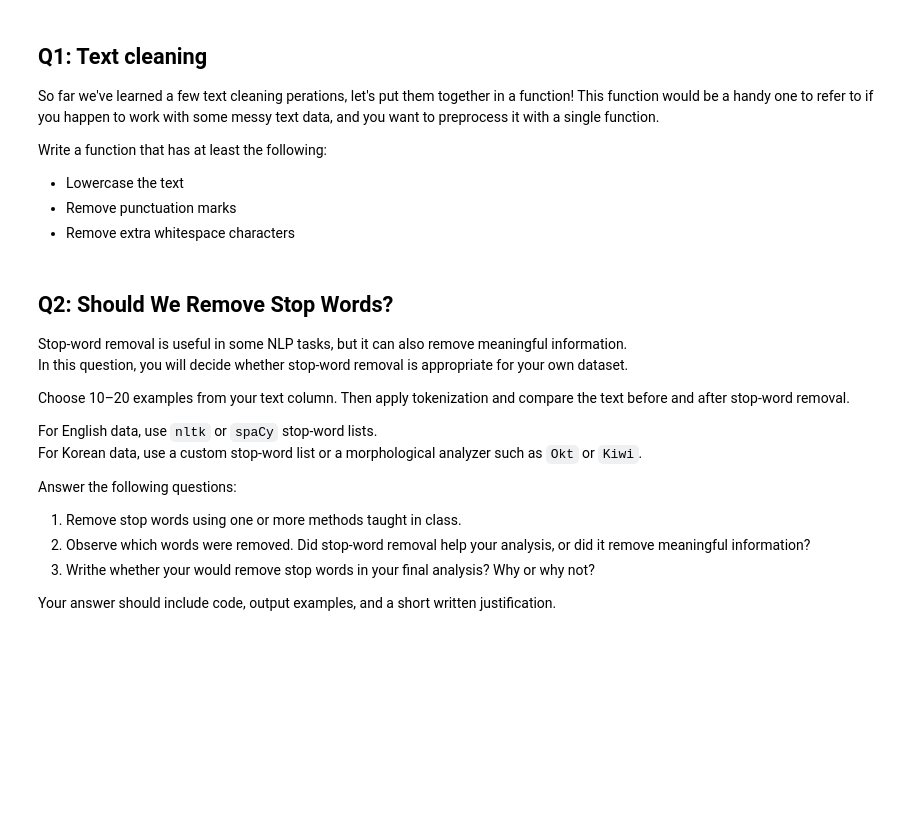
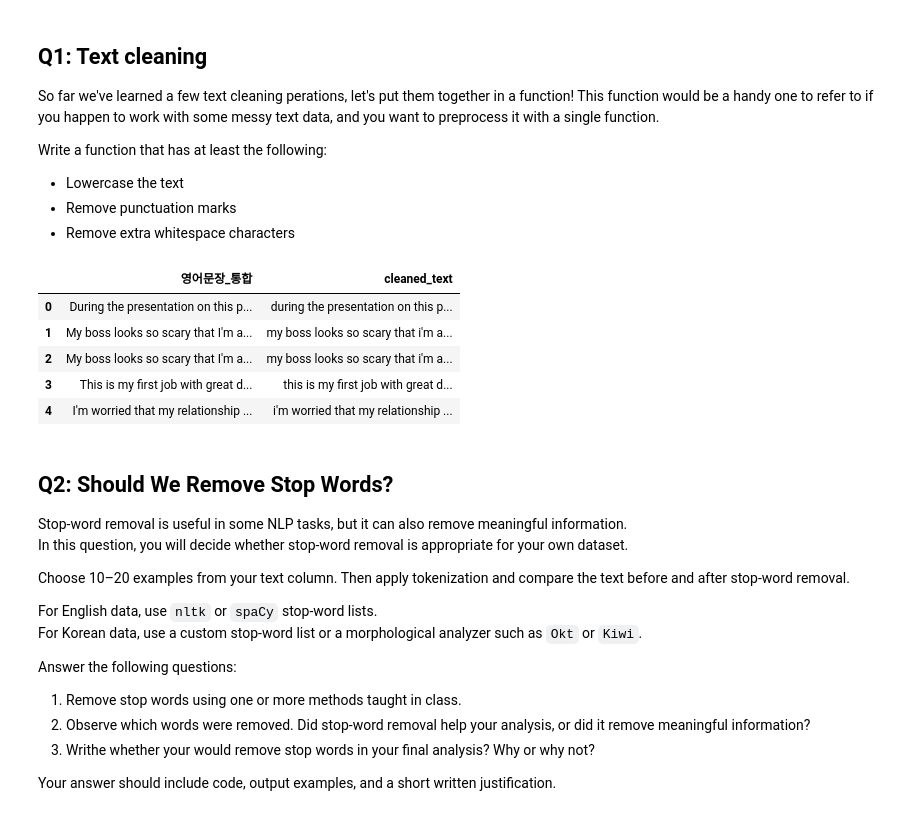
Before and after one commit to 202503660-ai/NLP_for_SocialScience, a Jupyter notebook: asgmt2_text_preprocessing.ipynb, the cells around one changed output. Saved outputs shown, nothing was run; the diff lists cells and outputs as text; code cells hidden in the pictures; blank space fills up the shorter version.

Commit message:
Colab을 통해 생성됨

```diff
--- a/asgmt2_text_preprocessing.ipynb
+++ b/asgmt2_text_preprocessing.ipynb
@@ -74,0 +89,39 @@ TranslationNotFound: 도움이 필요할 때에만 나에게 연락하는 친구
+# %%
+# 1. 라이브러리 설치 및 가져오기
+!pip install deep-translator pandas tqdm openpyxl
+
+import pandas as pd
+from deep_translator import GoogleTranslator
+from concurrent.futures import ThreadPoolExecutor
+from google.colab import files
+from tqdm import tqdm
+
+# 진행률 바 활성화
+tqdm.pandas()
+
+# 2. 번역기 세팅
+translator = GoogleTranslator(source='ko', target='en')
+
+# 안전한 번역을 위한 함수
+def safe_translate(text):
+    try:
+        if pd.isna(text) or str(text).strip() == "": return text
+        return translator.translate(str(text))
+    except:
+        return text
+
+print("병렬 번역을 시작합니다...")
+
+# ThreadPoolExecutor를 사용해 30개씩 동시에 번역
+workers = 30
+texts = df_raw['사람문장_통합'].tolist()
+
+with ThreadPoolExecutor(max_workers=workers) as executor:
+    # tqdm으로 진행률 표시하며 병렬 처리
+    translated_texts = list(tqdm(executor.map(safe_translate, texts), total=len(texts)))
+
+df_raw['영어문장_통합'] = translated_texts
+
+# 저장 및 다운로드
+df_raw.to_excel('t_result.xlsx', index=False)
+files.download('t_result.xlsx')
@@ -104,13 +179,20 @@ def clean_text(text):
   return text
 # %%
 # Apply the cleaning function to your text column of the DataFrame
-text_column = 'text'  # Replace with the actual name of your text column
+text_column = '영어문장_통합'  # Replace with the actual name of your text column
 clean_text_column = 'cleaned_text'  # Name for the new column with cleaned text
 df_raw[clean_text_column] = df_raw[text_column].apply(
     lambda x: clean_text(x)
 )
 
 display(df_raw[[text_column, clean_text_column]].head())
+# %% [output]
+|  | 영어문장_통합 | cleaned_text |
+| 0 | During the presentation on this p... | during the presentation on this p... |
+| 1 | My boss looks so scary that I'm a... | my boss looks so scary that i'm a... |
+| 2 | My boss looks so scary that I'm a... | my boss looks so scary that i'm a... |
+| 3 | This is my first job with great d... | this is my first job with great d... |
+| 4 | I'm worried that my relationship ... | i'm worried that my relationship ... |
 # %% [markdown]
 ## Q2: Should We Remove Stop Words?
 
```
Also changed, not shown: parts of 4 cells of this notebook.
